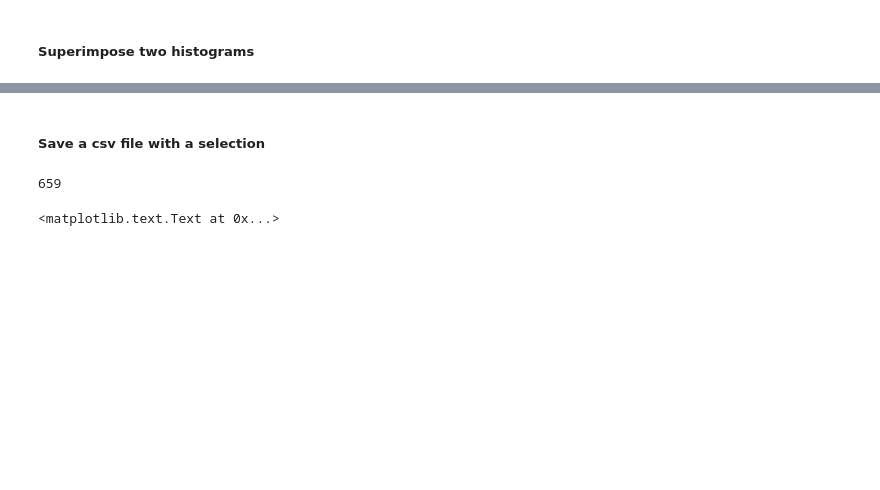
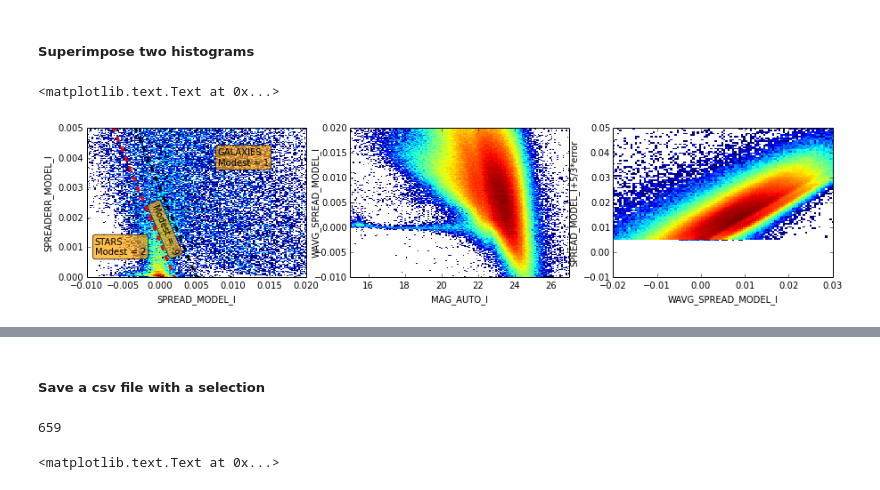
Before and after one commit to nsevilla/exploratory_notebook, a Jupyter notebook: explore_y1a1.ipynb, the cells around one changed output, grey strips where cells are left out. Cells and saved outputs as stored; diff of their text form; code cells hidden in the pictures; blank space fills up the shorter version.

```diff
--- a/explore_y1a1.ipynb
+++ b/explore_y1a1.ipynb
@@ -40,2 +104,57 @@ mask_global = mask_hi & mask_lo & mask_flags & mask_sm1& mask_detmodel_flags & m
 # %% [markdown]
 ##### Superimpose two histograms
+# %%
+from matplotlib.colors import LogNorm
+
+fig,axes = subplots(1, 3, figsize=(15,3))
+
+mask_texas = tdata['DEC'] < -62
+mask = mask_texas & mask_global
+
+nbins2d=(150,150)
+range=[[-0.01,0.02],[0.0,0.005]]
+axes[0].hist2d(tdata['SPREAD_MODEL_I'][mask],tdata['SPREADERR_MODEL_I'][mask],
+                                        nbins2d,range=range,cmap='jet', norm=LogNorm())
+axes[0].set_xlabel("SPREAD_MODEL_I")
+axes[0].set_ylabel("SPREADERR_MODEL_I")
+
+par = np.array([0.003,-0.6])
+x = np.array([-0.01,0.005])
+axes[0].plot(x,par[0]+par[1]*x,'--',lw=3,color='black')
+par = np.array([0.0012,-0.6])
+x = np.array([-0.01,0.005])
+axes[0].plot(x,par[0]+par[1]*x,'--',lw=3,color='red')
+props = dict(boxstyle='round',facecolor='orange', alpha=0.7)
+axes[0].text(0.6,0.75,'GALAXIES\nModest = 1',fontsize=10,transform=axes[0].transAxes,bbox=props)
+axes[0].text(0.04,0.15,'STARS\nModest = 2',fontsize=10,transform=axes[0].transAxes,bbox=props)
+axes[0].text(0.29,0.45,'Modest = -9',fontsize=10,transform=axes[0].transAxes,bbox=props,rotation=-67)
+
+nbins2d=(150,150)
+range=[[15,27],[-0.01,0.02]]
+axes[1].hist2d(tdata['MAG_AUTO_I'][mask_G],tdata['WAVG_SPREAD_MODEL_I'][mask_G],
+                                        nbins2d,range=range,cmap='jet', norm=LogNorm())
+axes[1].set_xlabel("MAG_AUTO_I")
+axes[1].set_ylabel("WAVG_SPREAD_MODEL_I",labelpad=-7)
+#par = np.array([0.005,0.0])
+#x = np.array([15,24])
+#axes[1].plot(x,par[0]+par[1]*x,'--',lw=3,color='black')
+#par = np.array([0.002,0.0])
+#x = np.array([15,24])
+#axes[1].plot(x,par[0]+par[1]*x,'--',lw=3,color='red')
+
+nbins2d=(100,100)
+range=[[-0.02,0.03],[-0.01,0.05]]
+axes[2].hist2d(tdata['WAVG_SPREAD_MODEL_I'][mask_G],tdata['SPREAD_MODEL_I'][mask_G]+(5./3.)*tdata['SPREADERR_MODEL_I'][mask_G],
+                                        nbins2d,range=range,cmap='jet', norm=LogNorm())
+axes[2].set_xlabel("WAVG_SPREAD_MODEL_I")
+axes[2].set_ylabel("SPREAD_MODEL_I+5/3*error")
+#axes[2].axvline(0.005,ymin=0,ymax=1,ls='--',lw=3,color='black')
+#axes[2].axvline(0.002,ymin=0,ymax=1,ls='--',lw=3,color='red')
+
+
+#par = np.array([0.00047072,-0.01895216,0.19098661])
+#x = np.array([20,21,22,23,24,25])
+#plt.plot(x,par[0]*x*x+par[1]*x+par[2]+0.004,'--')
+# %% [output]
+<matplotlib.text.Text at 0x...>
+[figure, added]
```
Also changed, not shown: parts of 13 cells of this notebook.
